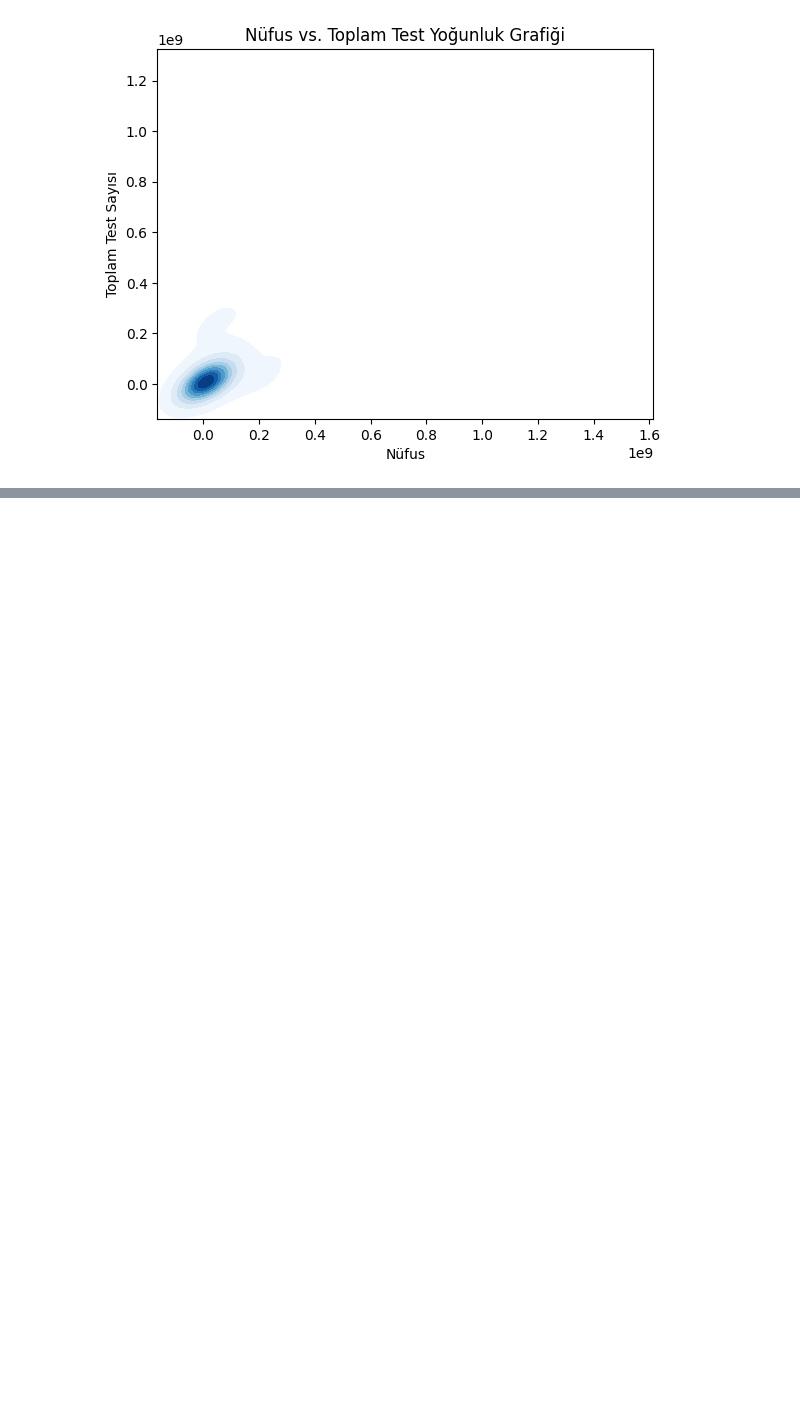
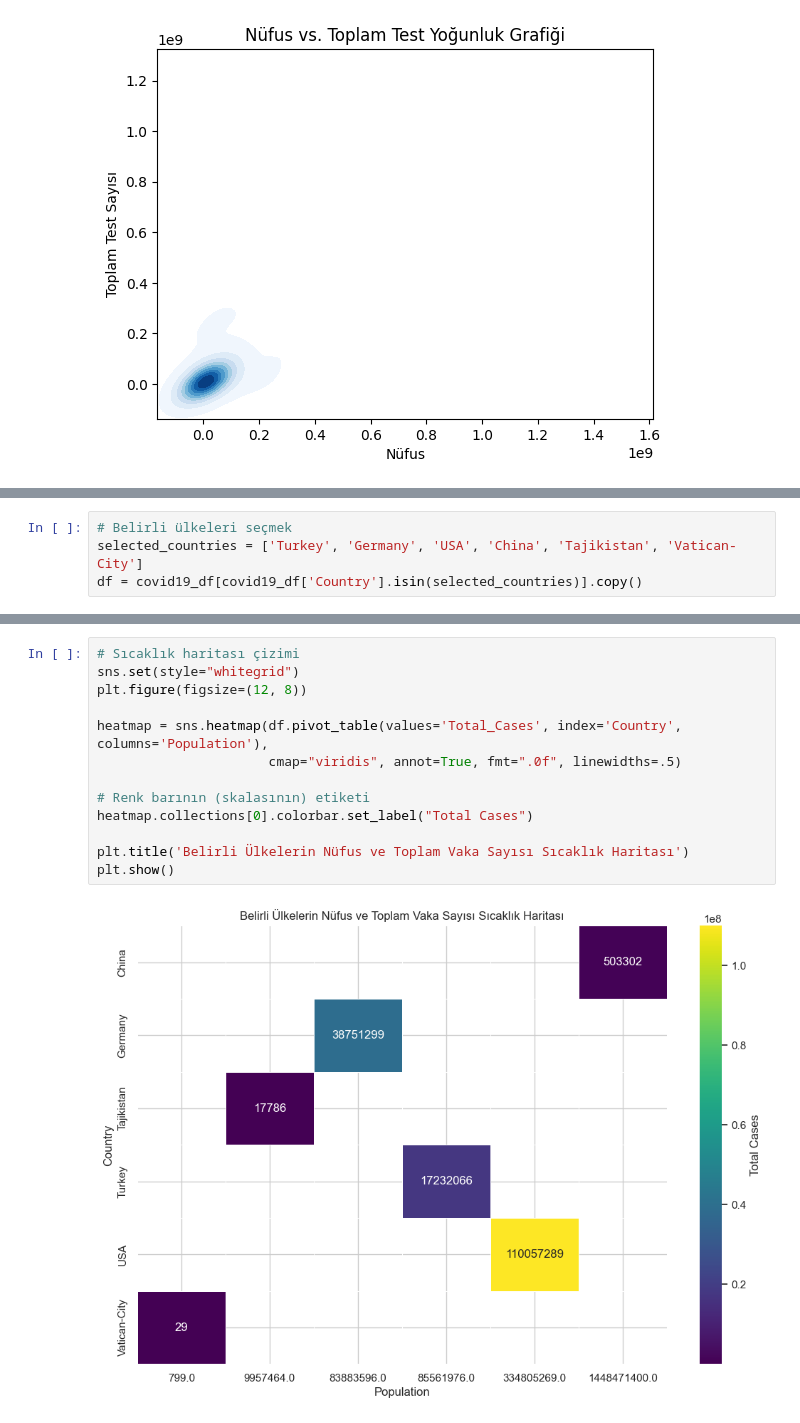
Before and after one commit to Tubaakbas/COVID19-API-Project, a Jupyter notebook: covid19_api_project.ipynb, the cells around one changed output, grey strips where cells are left out. Saved outputs shown, nothing was run; the diff lists cells and outputs as text; blank space fills up the shorter version.

Commit message:
added different graphics

```diff
--- a/covid19_api_project.ipynb
+++ b/covid19_api_project.ipynb
@@ -418,0 +421,4 @@ plt.show()
+# %%
+# Belirli ülkeleri seçmek
+selected_countries = ['Turkey', 'Germany', 'USA', 'China', 'Tajikistan', 'Vatican-City']
+df = covid19_df[covid19_df['Country'].isin(selected_countries)].copy()
@@ -418,0 +440,15 @@ plt.show()
+# %%
+# Sıcaklık haritası çizimi
+sns.set(style="whitegrid")
+plt.figure(figsize=(12, 8))
+
+heatmap = sns.heatmap(df.pivot_table(values='Total_Cases', index='Country', columns='Population'),
+                      cmap="viridis", annot=True, fmt=".0f", linewidths=.5)
+
+# Renk barının (skalasının) etiketi
+heatmap.collections[0].colorbar.set_label("Total Cases")
+
+plt.title('Belirli Ülkelerin Nüfus ve Toplam Vaka Sayısı Sıcaklık Haritası')
+plt.show()
+# %% [output]
+[figure, added]
```
Also changed, not shown: parts of 22 cells of this notebook.
